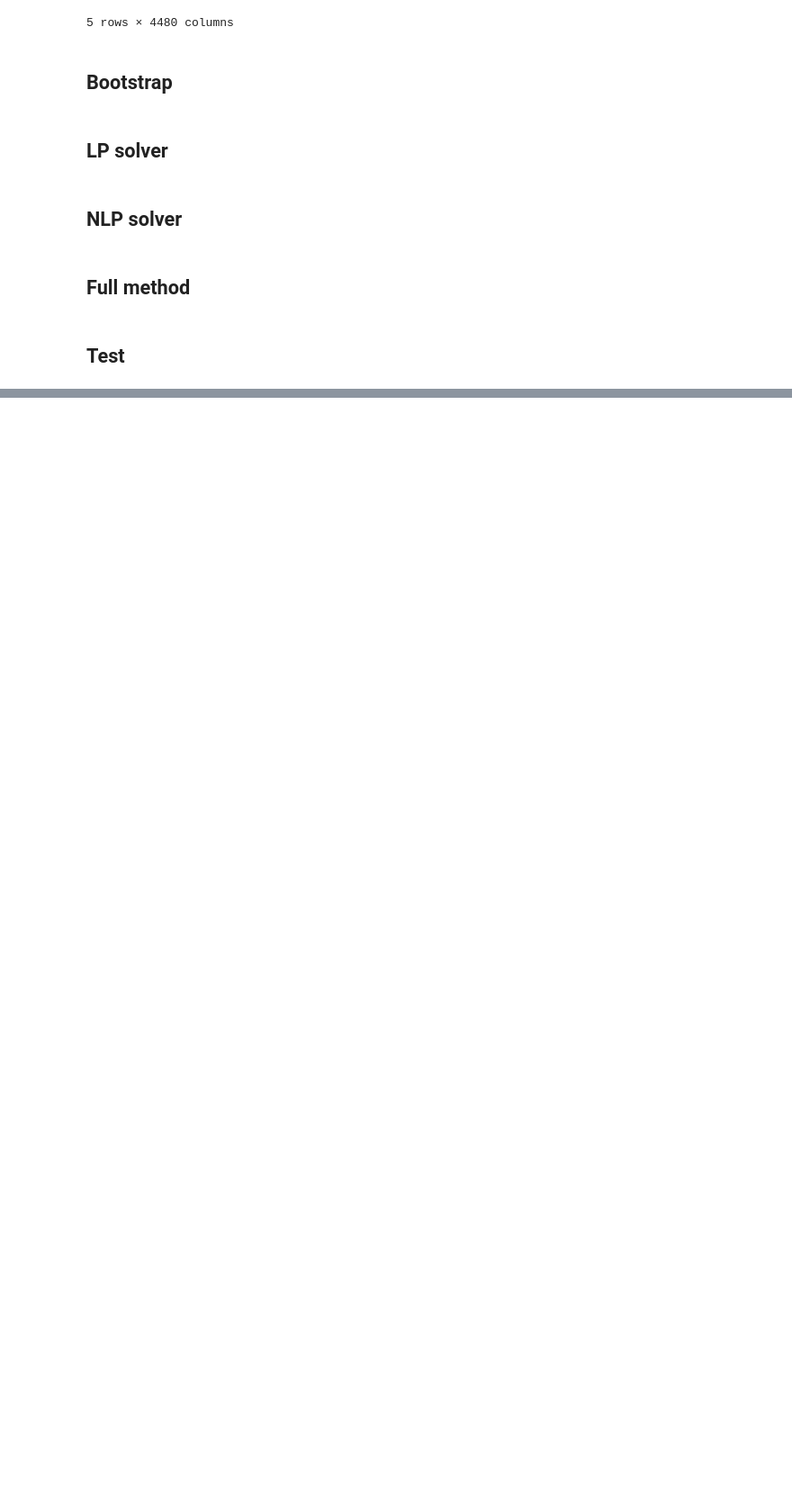
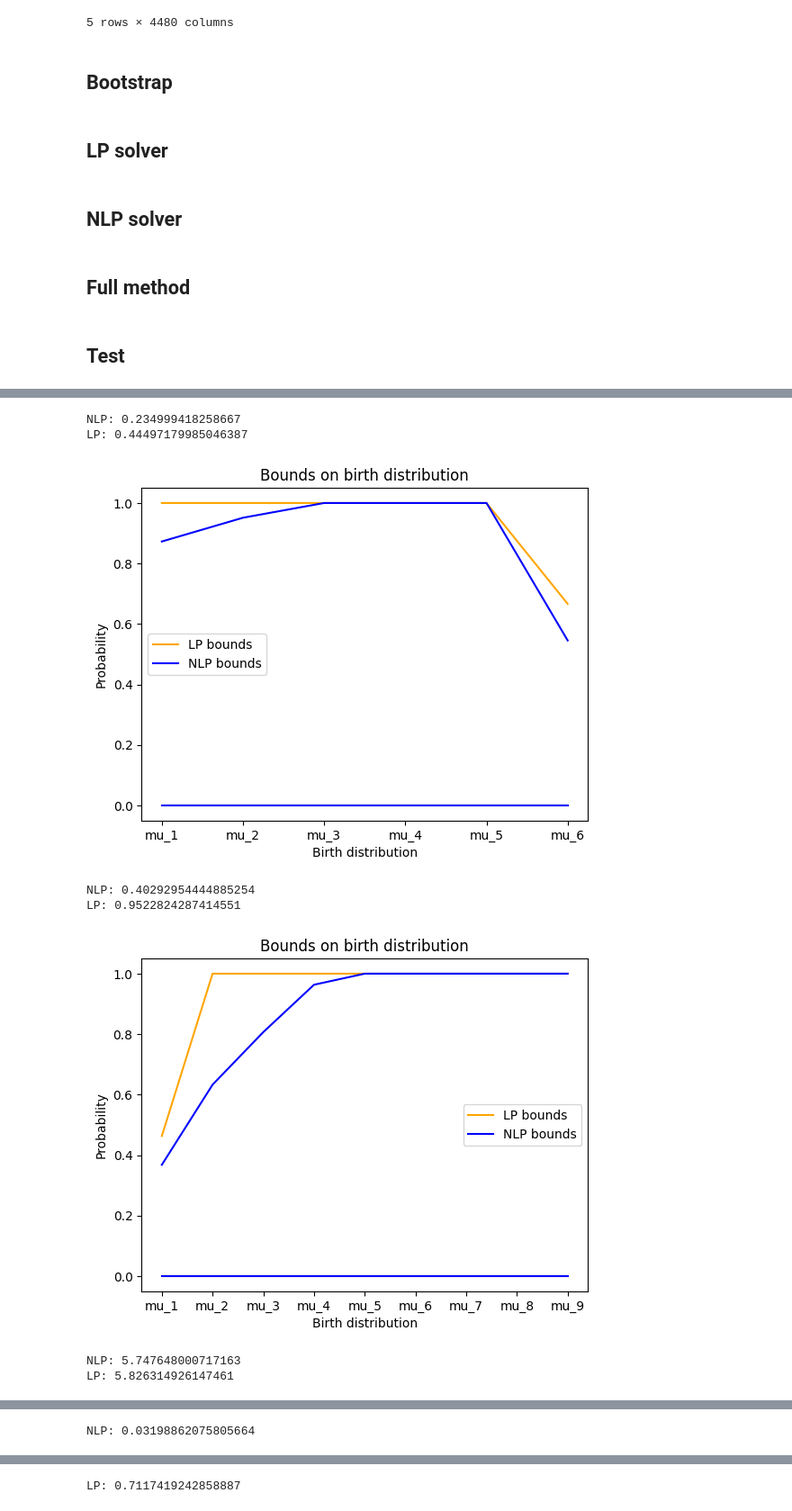
Before and after one commit to willjgh/M4R, a Jupyter notebook: NLP_data.ipynb, the cells around one changed output, grey strips where cells are left out. Shown at 90% size. Drawn from its saved outputs; the diff is of its cells as text; code cells hidden in the pictures; blank space fills up the shorter version.

```diff
--- a/NLP_data.ipynb
+++ b/NLP_data.ipynb
@@ -534,0 +648,13 @@ LP: 12.408133506774902
+# %%
+for i in range(10):
+    sample = data_OB.iloc[i]
+    solution = bound_sample_refined(sample, threshold=5, skip=1, n=1000, N=None, plot_sample=False, print_bounds=False, print_status=True, plot_solution=True)
+# %% [output]
+NLP: 0.234999418258667
+LP: 0.44497179985046387
+[figure, added]
+NLP: 0.40292954444885254
+LP: 0.9522824287414551
+[figure, added]
+NLP: 5.747648000717163
+LP: 5.826314926147461
@@ -534,0 +662 @@ LP: 12.408133506774902
+NLP: 0.03198862075805664
@@ -534,0 +670 @@ LP: 12.408133506774902
+LP: 0.7117419242858887
```
Also changed, not shown: parts of 30 cells of this notebook.
